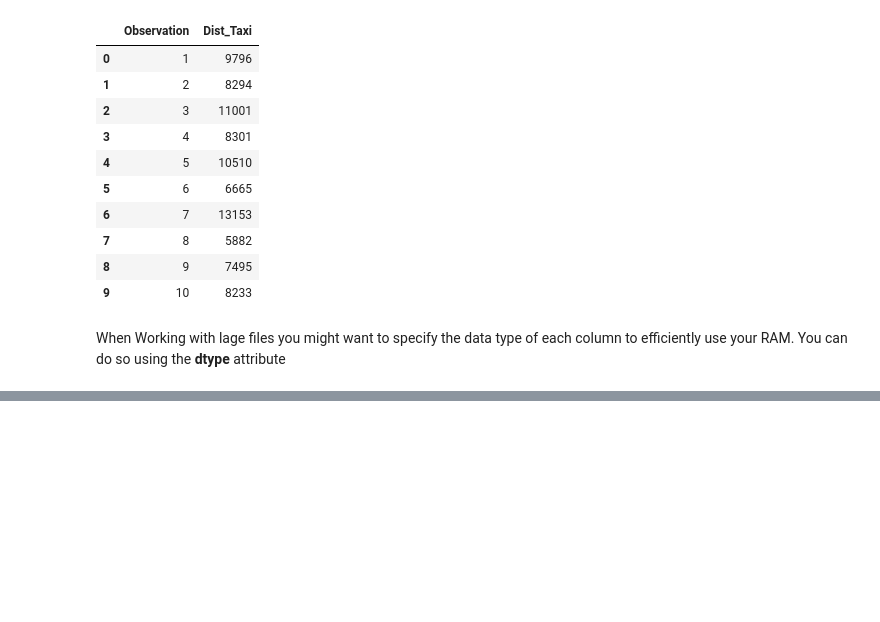
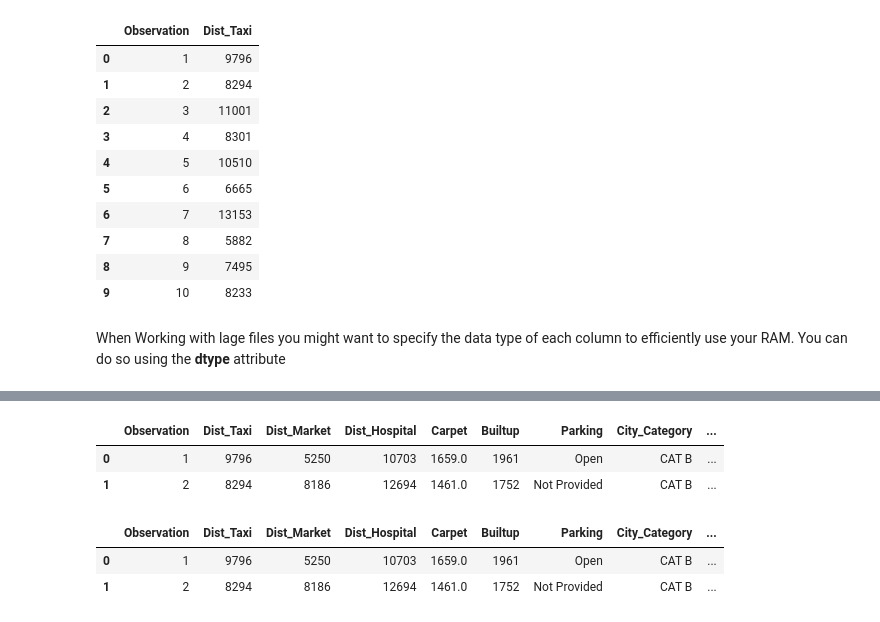
Before and after one commit to abhijeetdtu/TA, a Jupyter notebook: TA/PandasCourseMaterial/Reading Data.ipynb, the cells around one changed output, grey strips where cells are left out. Saved outputs shown, nothing was run; the diff lists cells and outputs as text; code cells hidden in the pictures; blank space fills up the shorter version.

Commit message:
Adding Data Wrangling Notebook

```diff
--- a/TA/PandasCourseMaterial/Reading Data.ipynb
+++ b/TA/PandasCourseMaterial/Reading Data.ipynb
@@ -85,0 +196,14 @@ When Working with lage files you might want to specify the data type of each col
+# %%
+df_dict = pd.read_excel("./HouseData.xlsx", sheet_name = [0, "CustomSheetName"])
+# %%
+df_dict[0].head(2)
+# %% [output]
+|  | Observation | Dist_Taxi | Dist_Market | Dist_Hospital | Carpet | Builtup | Parking | City_Category | ... |
+| 0 | 1 | 9796 | 5250 | 10703 | 1659.0 | 1961 | Open | CAT B | ... |
+| 1 | 2 | 8294 | 8186 | 12694 | 1461.0 | 1752 | Not Provided | CAT B | ... |
+# %%
+df_dict["CustomSheetName"].head(2)
+# %% [output]
+|  | Observation | Dist_Taxi | Dist_Market | Dist_Hospital | Carpet | Builtup | Parking | City_Category | ... |
+| 0 | 1 | 9796 | 5250 | 10703 | 1659.0 | 1961 | Open | CAT B | ... |
+| 1 | 2 | 8294 | 8186 | 12694 | 1461.0 | 1752 | Not Provided | CAT B | ... |
```
Also changed, not shown: parts of 12 cells of this notebook, 3 other files.
